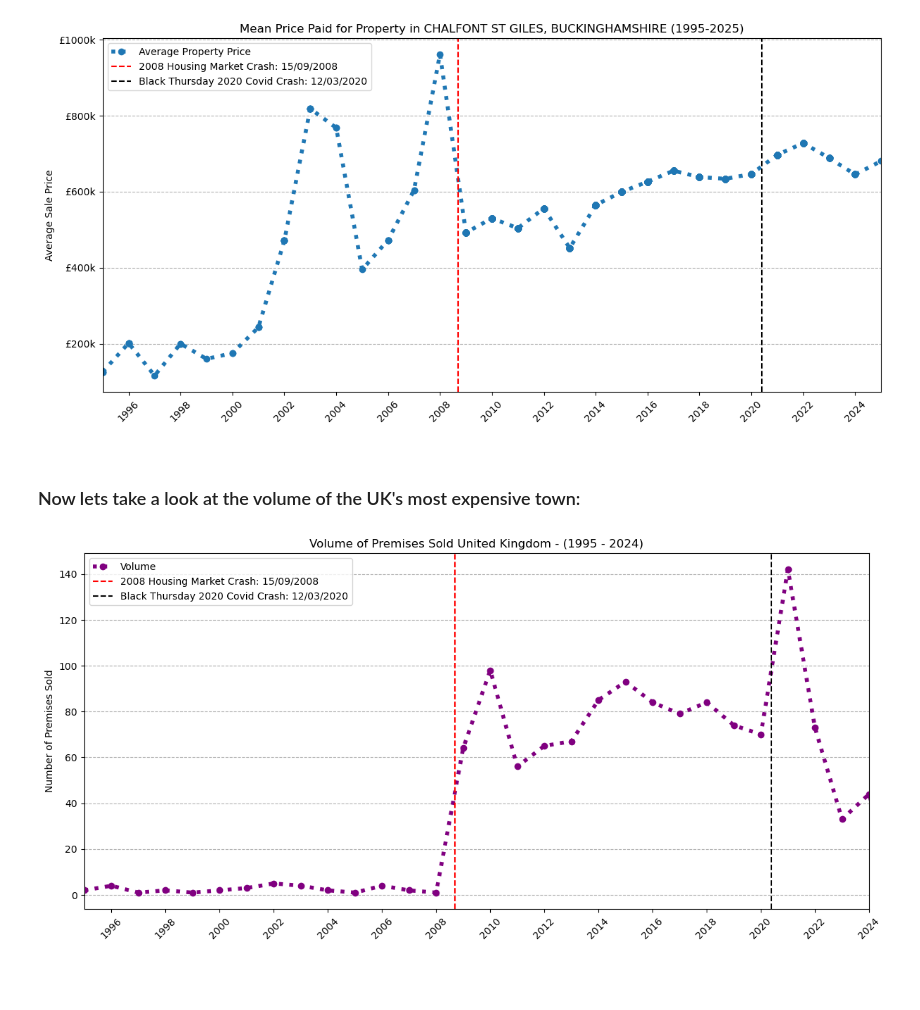
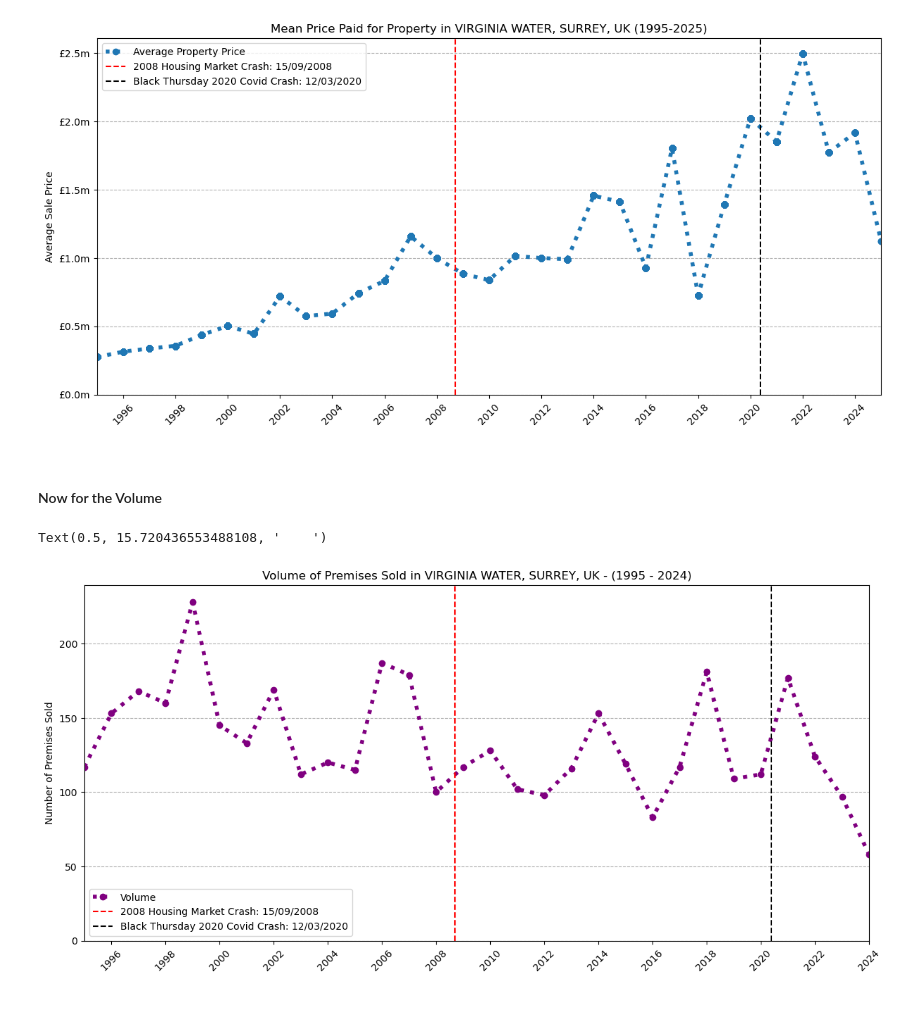
Before and after one commit to HJR41/UK-House-Sale-Analysis-v1, a Jupyter notebook: 2_Project/2_Most_Expensive_town.ipynb, the cells around one changed output. Cells and saved outputs as stored; diff of their text form; code cells hidden in the pictures.

```diff
--- a/2_Project/2_Most_Expensive_town.ipynb
+++ b/2_Project/2_Most_Expensive_town.ipynb
@@ -37,9 +44,7 @@ df_o1['town_city_avg_price'] = df_o1.groupby('town_city')['price'].transform(ave
 # %%
+df_exp_10 = df_o1.groupby('town_city')['price'].mean().reset_index()
 
-df_top_10 = df_o1.groupby('town_city')['price'].mean().reset_index()
-
-
-df_top_10 = df_top_10.sort_values(by='price', ascending=False).head(10)
+df_exp_10 = df_exp_10.sort_values(by='price', ascending=False).head(10)
 # %%
 town_county = df_o1[['town_city', 'county']].drop_duplicates()
 # %%
@@ -90,6 +74,14 @@ plt.show()
+# %%
+df_o2 = df.copy()
 # %%
+# Get the exp town from df_o1:
+exp_town = df_exp_10['town_city'].iloc[0]
+exp_town_full = ylabels[0]
+# Filter df for only that town:
+df_exp_town = df_o2[df_o2['town_city'] == exp_town]
+
+
 average_type = 'mean'
 df_exp_town.loc[:, 'year_of_transfer'] = df_exp_town['date_of_transfer'].dt.year # add a column with just the year for agg purposes. dt.year gives me an int. dt.strftime('%Y') gives a string
 df_exp_town['year_avg_sale'] = df_exp_town.groupby('year_of_transfer')['price'].transform(average_type)
-
 average_type = average_type.capitalize() # for the title of the graph
@@ -96,3 +99,5 @@ average_type = average_type.capitalize() # for the title of the graph
+# %%
+df_exp_town = df_exp_town.sort_values('year_of_transfer', ascending=True)
 # %%
 fig, ax = plt.subplots()
 
@@ -124,19 +129,20 @@ ax.legend(
     loc='upper left'
 )
 
-ax.yaxis.set_major_formatter(plt.FuncFormatter(lambda y, pos: f'£{int(y/1000)}k')) # Formats the Y ticks to £100k etc
+ax.yaxis.set_major_formatter(plt.FuncFormatter(lambda y, pos: f'£{float(y/1_000_000)}m')) # Formats the Y ticks to £100k etc
 plt.locator_params(axis='x', nbins=19)
 plt.xticks(rotation=45)
 plt.tight_layout()
 plt.grid(axis='y', linestyle="--") #Grid & linestyle of grid.
 plt.xlim(1995, 2025)
+plt.ylim(bottom=0)
 plt.xlabel('   ')
 plt.ylabel('Average Sale Price')
-plt.title(f'{average_type} Price Paid for Property in {expensive_town} (1995-2025)')
+plt.title(f'{average_type} Price Paid for Property in {exp_town_full}, UK (1995-2025)')
 
 plt.show()
 # %% [output]
-[figure, old version]
+[figure, new version]
-# %% [markdown]
-### Now lets take a look at the volume of the UK's most expensive town:
+# %% [markdown]
+#### Now for the Volume
 # %%
@@ -159,39 +165,38 @@ df_exp_town_pivot.plot(
     label='Volume',
     figsize=(12,6),
     ax=ax)
 
 house_crash_line = ax.axvline(house_crash_date.year + 0.7, color='red', linestyle='--', linewidth=1.5)
 covid_line = ax.axvline(covid_crash_date.year + 0.393, color='black', linestyle='--', linewidth=1.5)
 volume_line = ax.get_lines()[0]
 
 house_crash_date = pd.to_datetime('2008-09-15') # 2008 great reccession started on 15/09/2008
 covid_crash_date = pd.to_datetime('2020-03-12') # black thursday covid 19 market crash
 
 ax.legend(
     [volume_line, house_crash_line, covid_line],
     ['Volume', f'2008 Housing Market Crash: 15/09/2008', f'Black Thursday 2020 Covid Crash: 12/03/2020'],
-    loc='upper left'
+    loc='lower left'
 )
 
 plt.locator_params(axis='x', nbins=19)
 plt.xticks(rotation=45)
+plt.ylim(bottom=0)
 plt.xlim(1995, 2024)
 plt.tight_layout()
 plt.grid(axis='y', linestyle="--") #Grid & linestyle of grid.
 plt.ylabel('Number of Premises Sold')
-plt.title('Volume of Premises Sold United Kingdom - (1995 - 2024)')
+plt.title(f'Volume of Premises Sold in {exp_town_full}, UK - (1995 - 2024)')
 plt.xlabel("    ")
 
 #@@@@@@@@@@@@@@@@@@@@@@@@@@@@@@@@@@@@@@@@@@@@@@@@@@@@@@@@@@@@@@@@@@@@@@@@@@@@@@@@@
 # Uncomment if required.
 #ax.yaxis.set_major_formatter(plt.FuncFormatter(lambda y, pos: f'{int(y/1000)}k'))
 # Uncomment if required.
 #@@@@@@@@@@@@@@@@@@@@@@@@@@@@@@@@@@@@@@@@@@@@@@@@@@@@@@@@@@@@@@@@@@@@@@@@@@@@@@@@@
-
-
-plt.show()
 # %% [output]
+Text(0.5, 15.720436553488108, '    ')
-[figure, old version]
+[figure, new version]
 # %%
 fig, ax = plt.subplots(2,1, figsize=(12,10))
 
```
Also changed, not shown: parts of 13 cells of this notebook, 1 other file.
